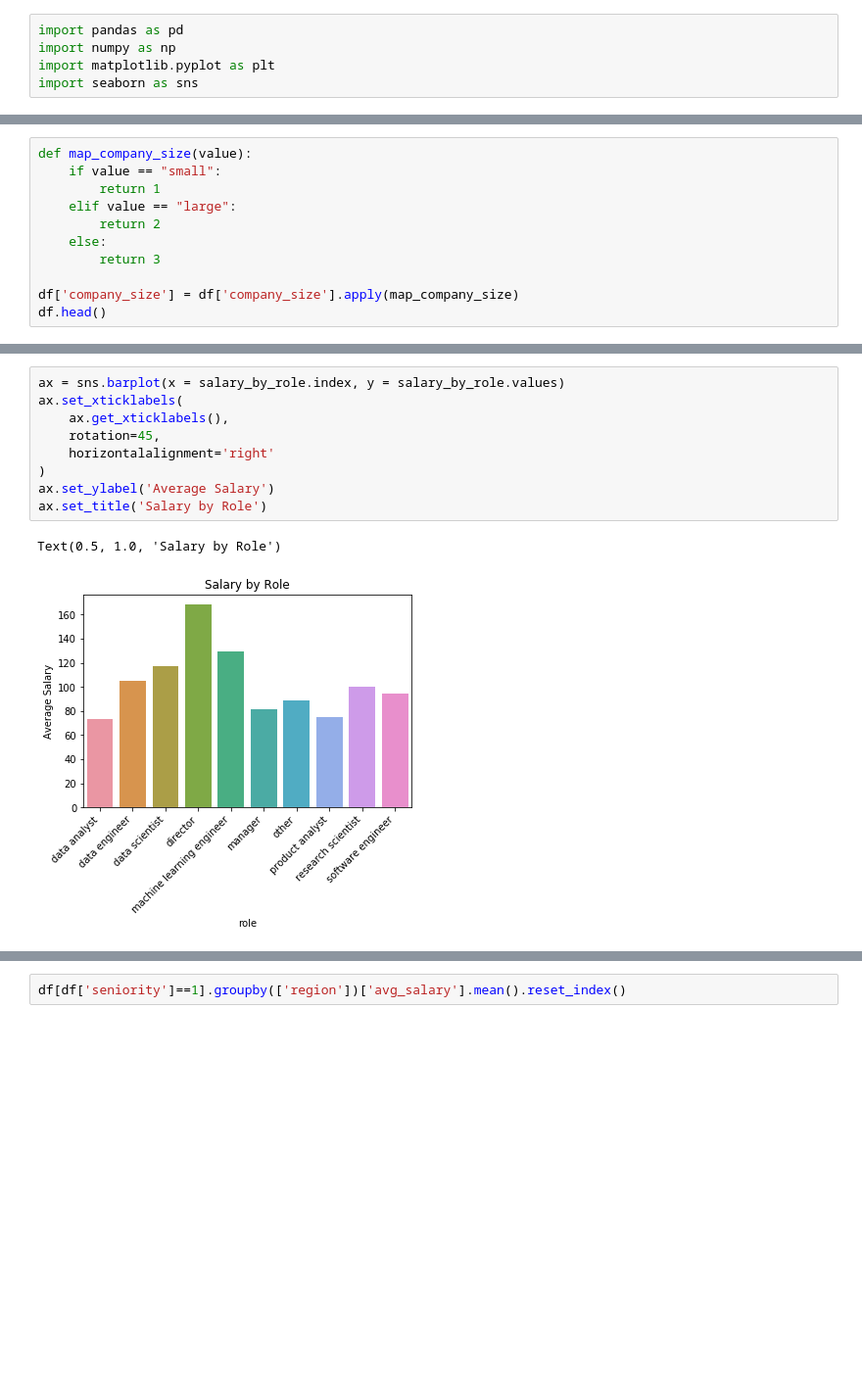
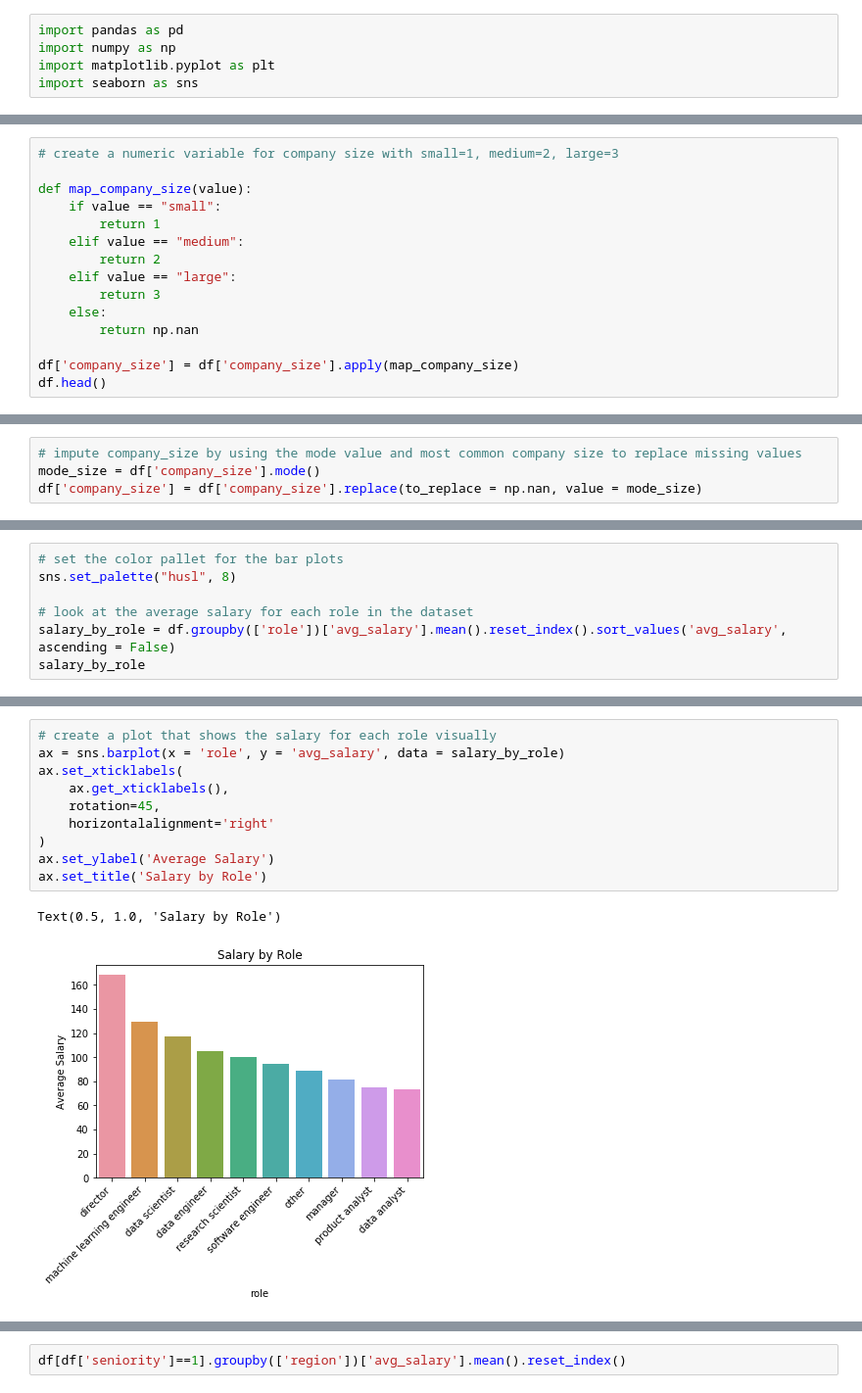
Before and after one commit to aidanberry12/Glassdoor_Salary_Analysis, a Jupyter notebook: Exploratory_Analysis.ipynb, the cells around one changed output, grey strips where cells are left out. Shown at 98% size. Saved outputs shown, nothing was run; the diff lists cells and outputs as text; blank space fills up the shorter version.

```diff
--- a/Exploratory_Analysis.ipynb
+++ b/Exploratory_Analysis.ipynb
@@ -68,11 +79,15 @@ plt.legend(loc='lower right')
 # %%
+# create a numeric variable for company size with small=1, medium=2, large=3
+
 def map_company_size(value):
     if value == "small":
         return 1
+    elif value == "medium":
+        return 2
     elif value == "large":
-        return 2
+        return 3
     else:
-        return 3
+        return np.nan
 
 df['company_size'] = df['company_size'].apply(map_company_size)
 df.head()
@@ -86 +101,5 @@ df.head()
+# %%
+# impute company_size by using the mode value and most common company size to replace missing values
+mode_size = df['company_size'].mode()
+df['company_size'] = df['company_size'].replace(to_replace = np.nan, value = mode_size)
 # %%
@@ -124,0 +138,7 @@ salary_by_role = df.groupby(['role'])['avg_salary'].mean()
+# %%
+# set the color pallet for the bar plots
+sns.set_palette("husl", 8)
+
+# look at the average salary for each role in the dataset
+salary_by_role = df.groupby(['role'])['avg_salary'].mean().reset_index().sort_values('avg_salary', ascending = False)
+salary_by_role
@@ -125,12 +159,13 @@ salary_by_role = df.groupby(['role'])['avg_salary'].mean()
 # %%
-ax = sns.barplot(x = salary_by_role.index, y = salary_by_role.values)
+# create a plot that shows the salary for each role visually
+ax = sns.barplot(x = 'role', y = 'avg_salary', data = salary_by_role)
 ax.set_xticklabels(
     ax.get_xticklabels(),
     rotation=45,
     horizontalalignment='right'
 )
 ax.set_ylabel('Average Salary')
 ax.set_title('Salary by Role')
 # %% [output]
 Text(0.5, 1.0, 'Salary by Role')
-[figure, old version]
+[figure, new version]
```
Also changed, not shown: parts of 50 cells of this notebook, 5 other files.
